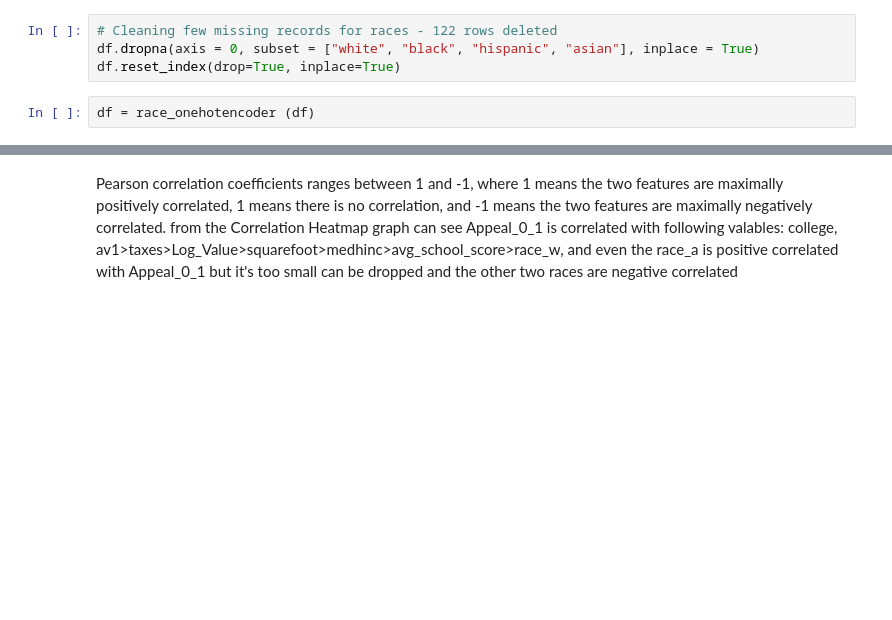
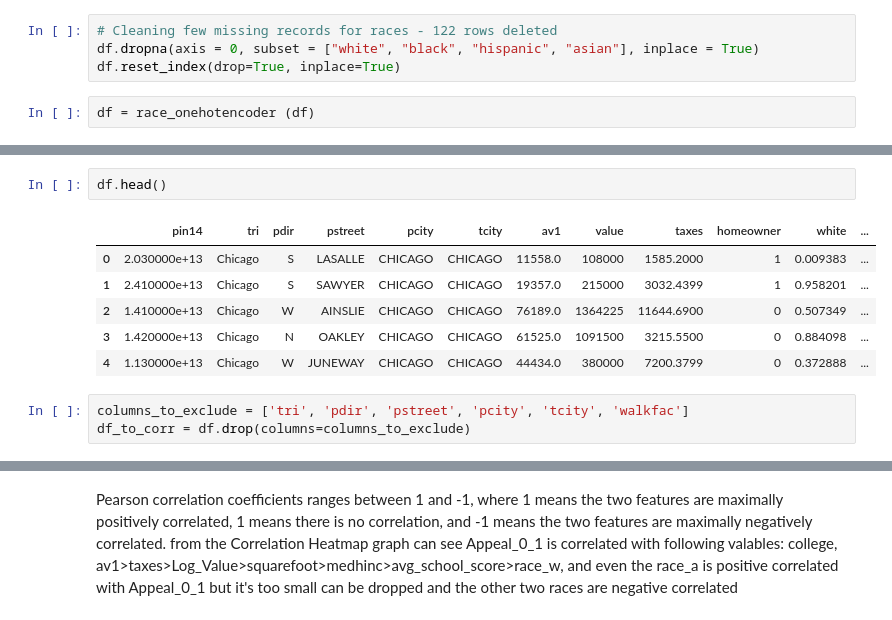
Before and after one commit to on-ai/Marketing-House-Predictions, a Jupyter notebook: notebooks/PropertyTaxAppeals.ipynb, the cells around one changed output, grey strips where cells are left out. Drawn from its saved outputs; the diff is of its cells as text; blank space fills up the shorter version.

```diff
--- a/notebooks/PropertyTaxAppeals.ipynb
+++ b/notebooks/PropertyTaxAppeals.ipynb
@@ -300,3 +324,15 @@ Index(['pin14', 'tri', 'pdir', 'pstreet', 'pcity', 'tcity', 'av1', 'value',
       dtype='object')
+# %%
+df.head()
+# %% [output]
+|  | pin14 | tri | pdir | pstreet | pcity | tcity | av1 | value | taxes | homeowner | white | ... |
+| 0 | 2.030000e+13 | Chicago | S | LASALLE | CHICAGO | CHICAGO | 11558.0 | 108000 | 1585.2000 | 1 | 0.009383 | ... |
+| 1 | 2.410000e+13 | Chicago | S | SAWYER | CHICAGO | CHICAGO | 19357.0 | 215000 | 3032.4399 | 1 | 0.958201 | ... |
+| 2 | 1.410000e+13 | Chicago | W | AINSLIE | CHICAGO | CHICAGO | 76189.0 | 1364225 | 11644.6900 | 0 | 0.507349 | ... |
+| 3 | 1.420000e+13 | Chicago | N | OAKLEY | CHICAGO | CHICAGO | 61525.0 | 1091500 | 3215.5500 | 0 | 0.884098 | ... |
+| 4 | 1.130000e+13 | Chicago | W | JUNEWAY | CHICAGO | CHICAGO | 44434.0 | 380000 | 7200.3799 | 0 | 0.372888 | ... |
+# %%
+columns_to_exclude = ['tri', 'pdir', 'pstreet', 'pcity', 'tcity', 'walkfac']
+df_to_corr = df.drop(columns=columns_to_exclude)
 # %%
 import matplotlib.pyplot as plt
```
Also changed, not shown: parts of 17 cells of this notebook, 1 other file.
